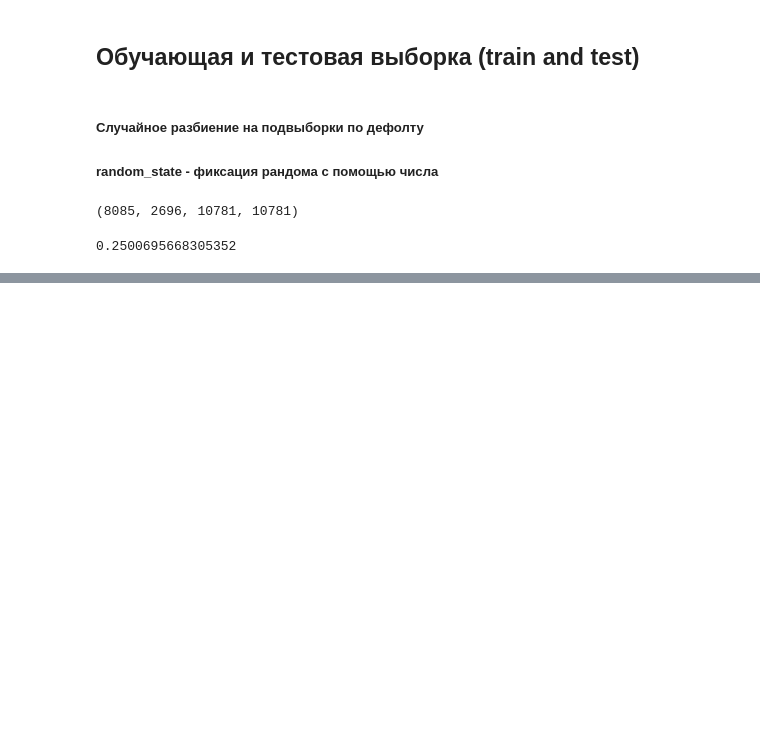
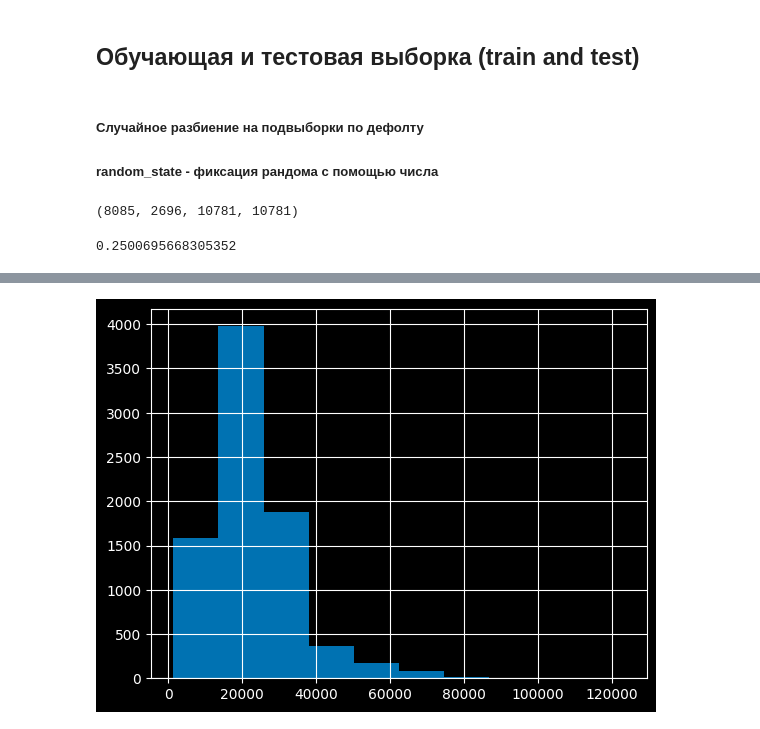
Before and after one commit to Zetis659/Data_Science_GM, a Jupyter notebook: 4.Human_learning/Human_learning.ipynb, the cells around one changed output, grey strips where cells are left out. Cells and saved outputs as stored; diff of their text form; code cells hidden in the pictures; blank space fills up the shorter version.

```diff
--- a/4.Human_learning/Human_learning.ipynb
+++ b/4.Human_learning/Human_learning.ipynb
@@ -72,0 +112,8 @@ len(test) / len(df)
+# %%
+import matplotlib.pyplot as plt
+plt.style.use('dark_background')
+plt.style.use('seaborn-v0_8-colorblind')
+# %%
+train.price.hist();
+# %% [output]
+[figure, added]
```
Also changed, not shown: parts of 104 cells of this notebook.
